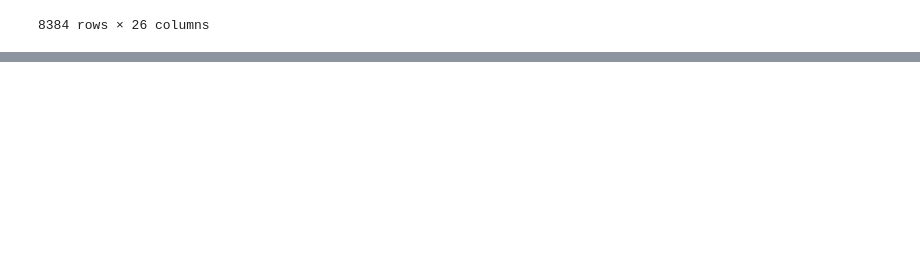
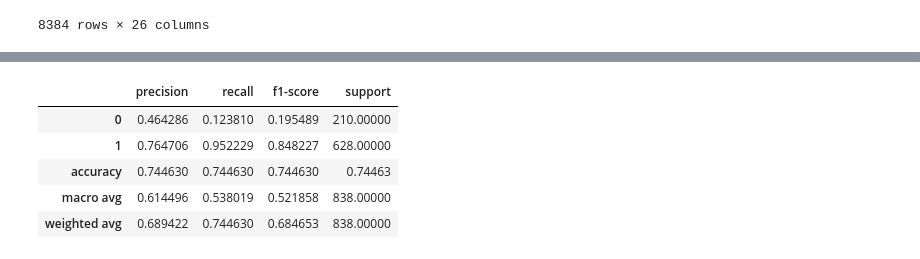
Before and after one commit to Egjfour/dsti_goodreads_rating_predictions, a Jupyter notebook: goodreads-predictor/notebooks/from_reg_to_classification.ipynb, the cells around one changed output, grey strips where cells are left out. Cells and saved outputs as stored; diff of their text form; code cells hidden in the pictures; blank space fills up the shorter version.

```diff
--- a/goodreads-predictor/notebooks/from_reg_to_classification.ipynb
+++ b/goodreads-predictor/notebooks/from_reg_to_classification.ipynb
@@ -126,0 +190,4 @@ train, valid, test, fitted_factor_lumper = apply_factor_lumping(train_data=train
+# %%
+X_train_encoded = encode_categorical_variables(X_train)
+X_test_encoded = encode_categorical_variables(X_test)
+X_valid_encoded = encode_categorical_variables(X_valid)
@@ -126,0 +230,11 @@ train, valid, test, fitted_factor_lumper = apply_factor_lumping(train_data=train
+# %%
+# Use SGDClassifier to train a classification model
+sgd_model = SGDClassifier(loss='perceptron', random_state=42)
+sgd_model.fit(X_train_encoded, y_train.values.ravel())
+# Make predictions on the test set
+y_pred = sgd_model.predict(X_test_encoded)
+# Evaluate the model
+accuracy = accuracy_score(y_test, y_pred)
+report = classification_report(y_test, y_pred)
+print("Accuracy:", accuracy)
+print("Classification Report:\n", report)
@@ -126,0 +271,17 @@ train, valid, test, fitted_factor_lumper = apply_factor_lumping(train_data=train
+# %%
+# Use automl to find the best model
+automl=AutoML()
+
+automl_settings = {
+    "time_budget": 60, # total running time in seconds
+    "metric": 'roc_auc',
+    "task": 'classification', # task type
+    "log_file_name": 'automl.log', # flaml log file
+    "log_training_metric": True, # whether to log training metric
+    "n_jobs": 4,
+    "seed": 7654321,
+
+
+}
+
+automl.fit(X_train=X_train_encoded, y_train=y_train.values.ravel(), **automl_settings)
@@ -126,0 +332,8 @@ train, valid, test, fitted_factor_lumper = apply_factor_lumping(train_data=train
+# %%
+y_pred_xg = automl.predict(X_test_encoded)
+# %%
+# Visualization of classification report
+report = classification_report(y_test, y_pred_xg, output_dict=True)
+report_df = pd.DataFrame(report).transpose()
+report_df
+# %% [output]
@@ -126,0 +341,6 @@ train, valid, test, fitted_factor_lumper = apply_factor_lumping(train_data=train
+|  | precision | recall | f1-score | support |
+| 0 | 0.464286 | 0.123810 | 0.195489 | 210.00000 |
+| 1 | 0.764706 | 0.952229 | 0.848227 | 628.00000 |
+| accuracy | 0.744630 | 0.744630 | 0.744630 | 0.74463 |
+| macro avg | 0.614496 | 0.538019 | 0.521858 | 838.00000 |
+| weighted avg | 0.689422 | 0.744630 | 0.684653 | 838.00000 |
```
Also changed, not shown: parts of 32 cells of this notebook, 1 other file.
